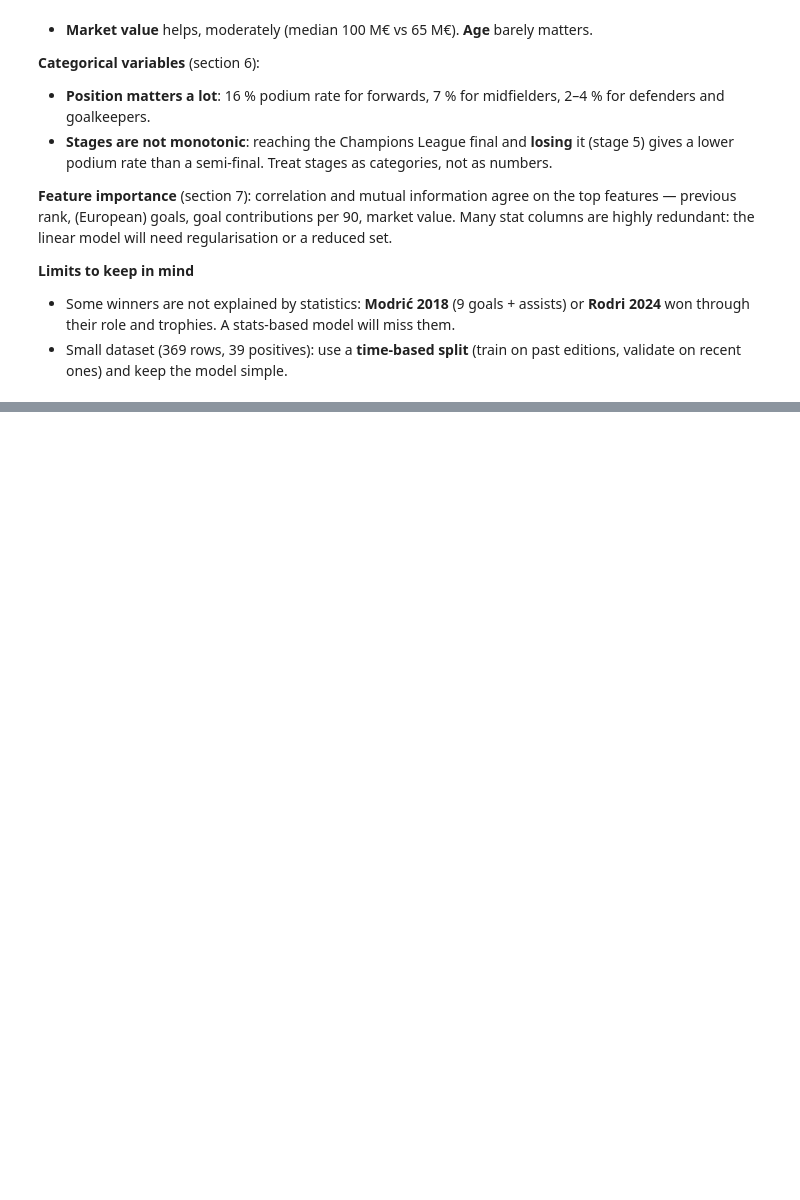
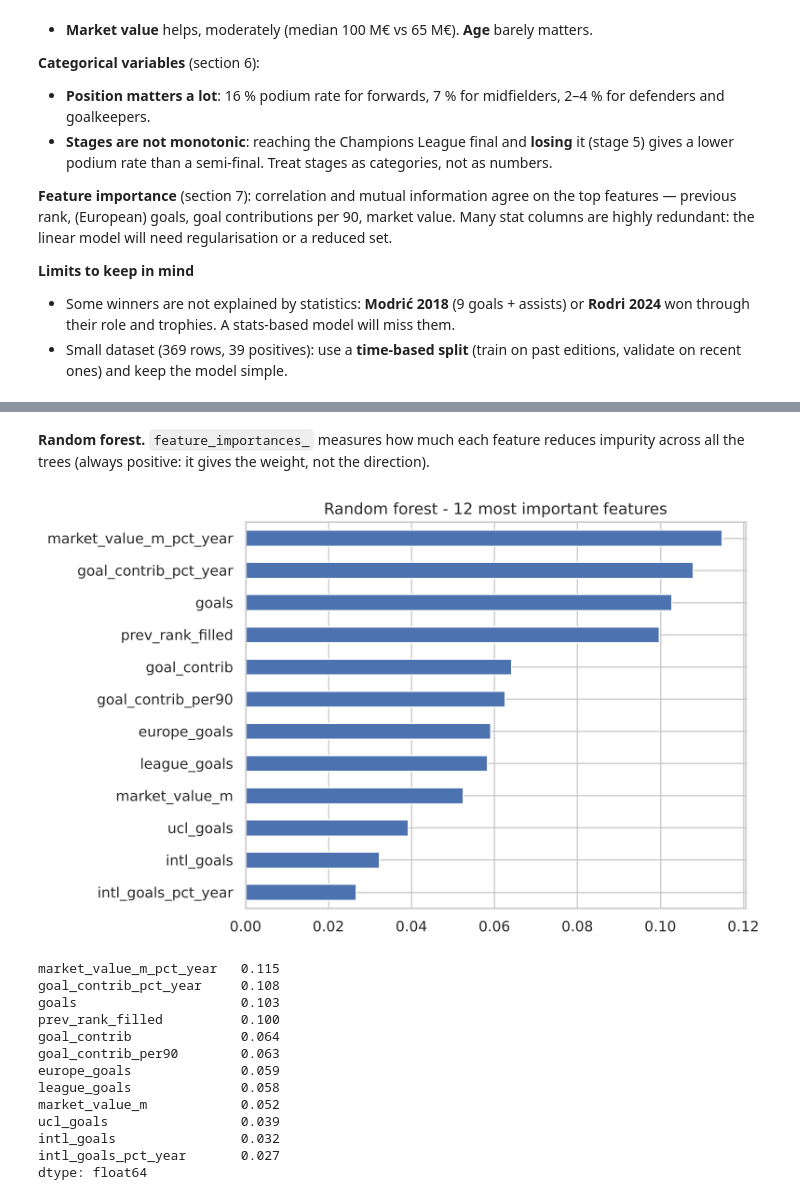
Before and after one commit to Anis311/Project-ML1---Ballon-d-Or-prediction, a Jupyter notebook: notebook.ipynb, the cells around one changed output, grey strips where cells are left out. Cells and saved outputs as stored; diff of their text form; code cells hidden in the pictures; blank space fills up the shorter version.

```diff
--- a/notebook.ipynb
+++ b/notebook.ipynb
@@ -467,0 +553,6 @@ columns are highly redundant: the linear model will need regularisation or a red
+# %%
+dev = prepared[prepared["year"] <= 2024]
+test = prepared[prepared["year"] >= 2025]
+dev_years = sorted(dev["year"].unique())
+print(f"development: {len(dev)} rows, {dev[TARGET].sum()} podium | "
+      f"test: {len(test)} rows, {test[TARGET].sum()} podium")
@@ -467,0 +735,20 @@ columns are highly redundant: the linear model will need regularisation or a red
+# %%
+FINAL_MODELS = {
+    "logistic regression (C=0.1)": lambda: make_pipeline(
+        StandardScaler(), LogisticRegression(C=0.1, max_iter=5000)),
+    "random forest (tuned)": lambda: RandomForestClassifier(
+        n_estimators=300, max_depth=8, min_samples_leaf=10, max_features="sqrt",
+        random_state=1, n_jobs=-1),
+}
+
+dv = DictVectorizer(sparse=False)
+X_dev = dv.fit_transform(to_records(dev))
+X_test = dv.transform(to_records(test))
+
+fitted, test_scores = {}, {}
+for name, make_model in FINAL_MODELS.items():
+    model = make_model().fit(X_dev, dev[TARGET])
+    fitted[name] = model
+    test_scores[name] = model.predict_proba(X_test)[:, 1]
+    print(f"{name:30s} test AUC = {roc_auc_score(test[TARGET], test_scores[name]):.3f} | "
+          f"podium hit rate = {podium_hit_rate(test, test_scores[name]):.0%}")
@@ -467,0 +788,4 @@ columns are highly redundant: the linear model will need regularisation or a red
+# %%
+logreg_name, rf_name = list(FINAL_MODELS)
+coefs = pd.Series(fitted[logreg_name][-1].coef_[0], index=dv.get_feature_names_out())
+coefs.reindex(coefs.abs().sort_values(ascending=False).index).head(12)
@@ -467,0 +806,25 @@ columns are highly redundant: the linear model will need regularisation or a red
+# %% [markdown]
+**Random forest.** `feature_importances_` measures how much each feature reduces impurity
+across all the trees (always positive: it gives the weight, not the direction).
+# %%
+importances = pd.Series(fitted[rf_name].feature_importances_, index=dv.get_feature_names_out())
+importances.sort_values(ascending=False).head(12).plot.barh(figsize=(8, 5)).invert_yaxis()
+plt.title("Random forest - 12 most important features")
+plt.tight_layout()
+plt.show()
+importances.sort_values(ascending=False).head(12)
+# %% [output]
+[figure, added]
+market_value_m_pct_year   0.115
+goal_contrib_pct_year     0.108
+goals                     0.103
+prev_rank_filled          0.100
+goal_contrib              0.064
+goal_contrib_per90        0.063
+europe_goals              0.059
+league_goals              0.058
+market_value_m            0.052
+ucl_goals                 0.039
+intl_goals                0.032
+intl_goals_pct_year       0.027
+dtype: float64
```
Also changed, not shown: parts of 38 cells of this notebook, 5 other files.
